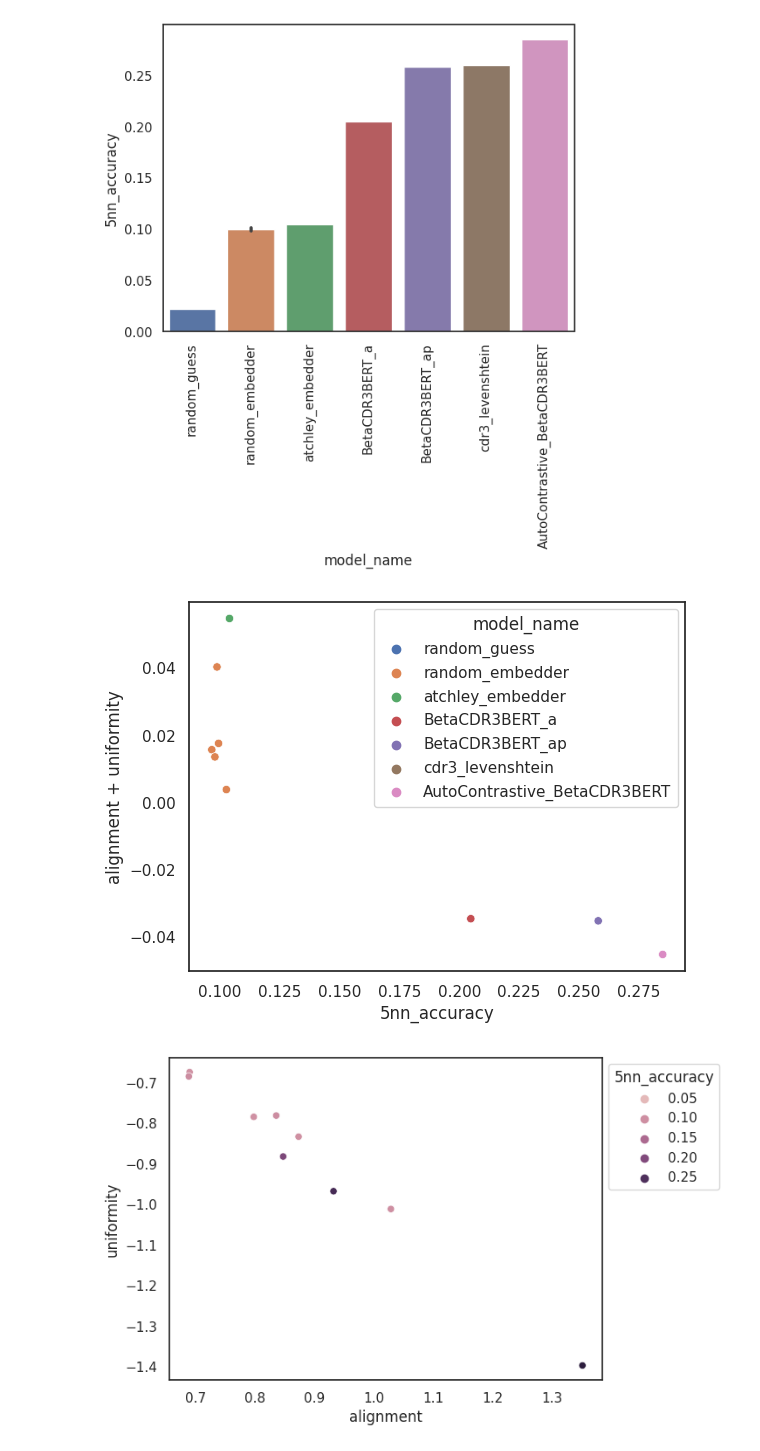
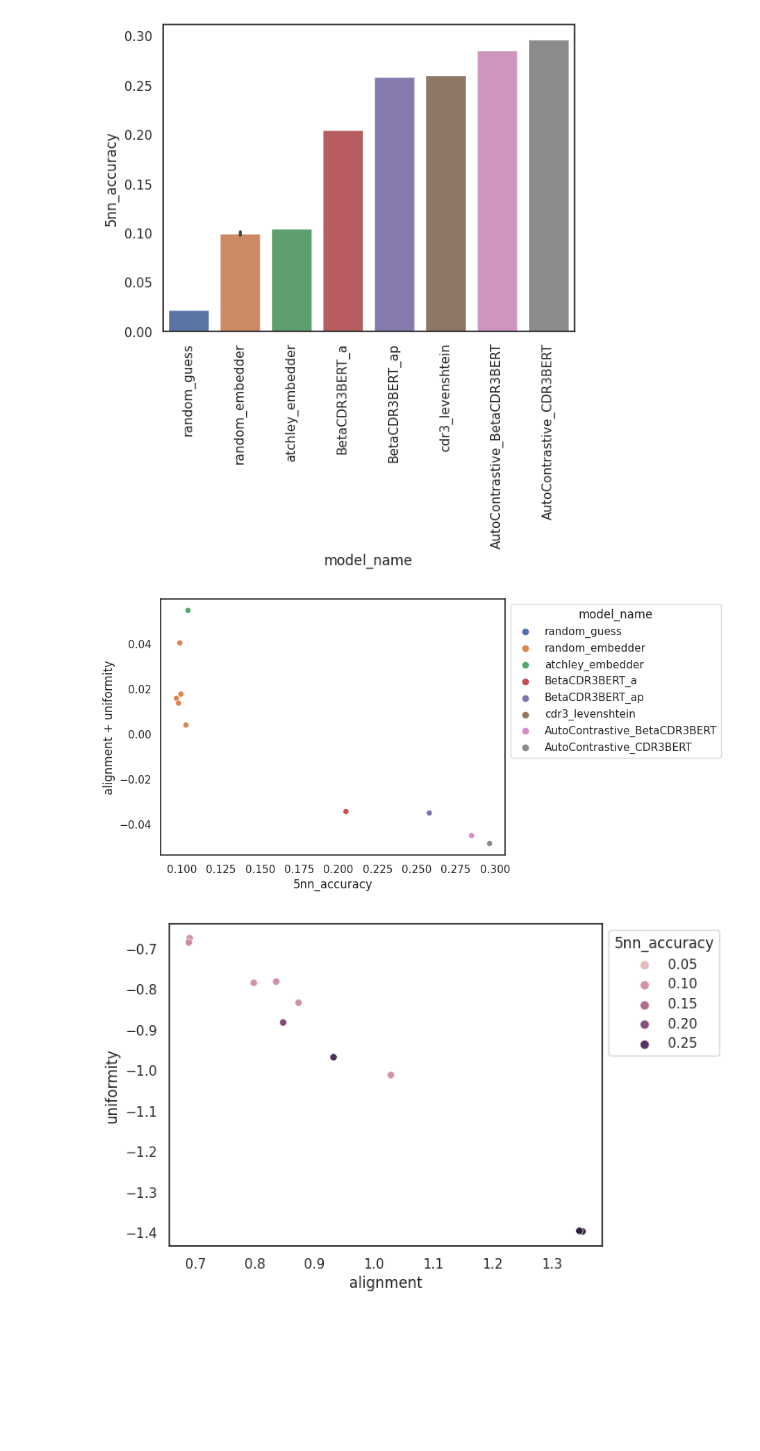
Before and after one commit to yutanagano/tcrlm, a Jupyter notebook: notebooks/model_comparison_beta.ipynb, the cells around one changed output. Drawn from its saved outputs; the diff is of its cells as text; code cells hidden in the pictures; blank space fills up the shorter version.

Commit message:
Refine benchmarking and model comparison

```diff
--- a/notebooks/model_comparison_beta.ipynb
+++ b/notebooks/model_comparison_beta.ipynb
@@ -48,6 +49,7 @@ metrics
 def collapse_names(name):
     groups = (
         'AutoContrastive_BetaCDR3BERT',
+        'AutoContrastive_CDR3BERT',
         'BetaCDR3BERT_ap',
         'BetaCDR3BERT_a',
         'random_embedder'
@@ -80,12 +83,13 @@ knn_acc_plot = seaborn.barplot(metrics, x='model_name', y='5nn_accuracy')
 knn_acc_plot.set_xticklabels(knn_acc_plot.get_xticklabels(), rotation=90)
 plt.show()
 # %% [output]
-[figure, old version]
+[figure, new version]
 # %%
 scatter_model_names = seaborn.scatterplot(metrics, x='5nn_accuracy', y='alignment + uniformity', hue='model_name')
+seaborn.move_legend(scatter_model_names, 'upper left', bbox_to_anchor=(1, 1))
 plt.show()
 # %% [output]
-[figure, old version]
+[figure, new version]
 # %%
 scatter_model_names = seaborn.scatterplot(metrics, x='alignment', y='uniformity', hue='5nn_accuracy')
 seaborn.move_legend(scatter_model_names, 'upper left', bbox_to_anchor=(1, 1))
```
Also changed, not shown: parts of 2 cells of this notebook, 6 other files.
